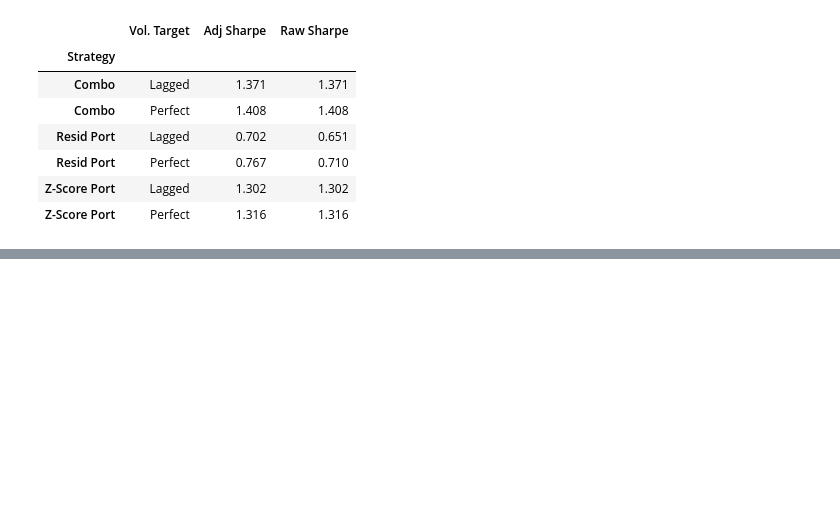
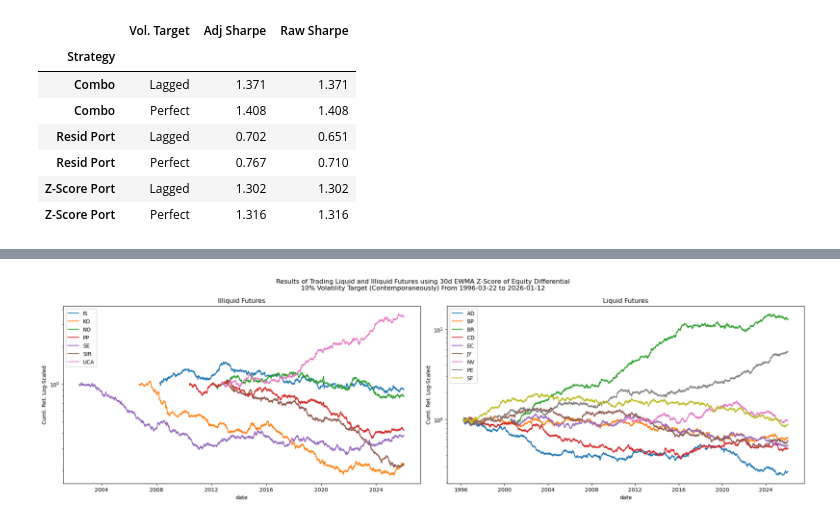
Before and after one commit to diegodalvarez/FXEquitySpillover, a Jupyter notebook: 1SignalStrategies.ipynb, the cells around one changed output, grey strips where cells are left out. Saved outputs shown, nothing was run; the diff lists cells and outputs as text; code cells hidden in the pictures; blank space fills up the shorter version.

Commit message:
illiquid fx futures

```diff
--- a/1SignalStrategies.ipynb
+++ b/1SignalStrategies.ipynb
@@ -1093,0 +1116,52 @@ display(df_combo_port.assign(
+# %%
+df_ill_lagged = (df_ill_zscore.pivot(
+    index = "date", columns = "fut_ticker", values = "signal_rtn").
+    apply(lambda x: x * (0.1 / (x.ewm(span = 100, adjust = False).std().shift() * np.sqrt(252)))).
+    reset_index().
+    melt(id_vars = "date", value_name = "rtn").
+    assign(group = "lagged").
+    dropna())
+# %%
+df_ill_perf = (df_ill_zscore.pivot(
+    index = "date", columns = "fut_ticker", values = "signal_rtn").
+    apply(lambda x: x * (0.1 / (x.ewm(span = 100, adjust = False).std() * np.sqrt(252)))).
+    reset_index().
+    melt(id_vars = "date", value_name = "rtn").
+    assign(group = "perfect").
+    dropna())
+# %%
+df_ill_combined = (pd.concat([
+    df_ill_lagged, df_ill_perf]))
+# %%
+fig, axes = plt.subplots(ncols = 2, figsize = (20,6))
+
+(df_ill_combined.query(
+    "group == 'perfect'").
+    rename(columns = {"fut_ticker": ""}).
+    pivot(index = "date", columns = "", values = "rtn").
+    apply(lambda x: np.cumprod(1 +x)).
+    plot(
+        logy  = True,
+        ax    = axes[0],
+        title = "Illiquid Futures"))
+
+(df_raw_zscore_combined.query(
+    "group == 'perf'").
+    rename(columns = {"fut_ticker": ""}).
+    pivot(index = "date", columns = "", values = "rtn").
+    apply(lambda x: np.cumprod(1 + x)).
+    plot(
+        logy  = True,
+        ax    = axes[1],
+        title = "Liquid Futures"))
+
+fig.suptitle("Results of Trading Liquid and Illiquid Futures using 30d EWMA Z-Score of Equity Differential\n10% Volatility Target (Contemporaneously) From {} to {}".format(
+    df_raw_zscore_combined.date.min(),
+    df_raw_zscore_combined.date.max()))
+
+for ax in axes.flatten():
+    ax.set_ylabel("Cuml. Ret. Log-Scaled")
+
+plt.tight_layout()
+# %% [output]
+[figure, added]
```
Also changed, not shown: parts of 24 cells of this notebook.
